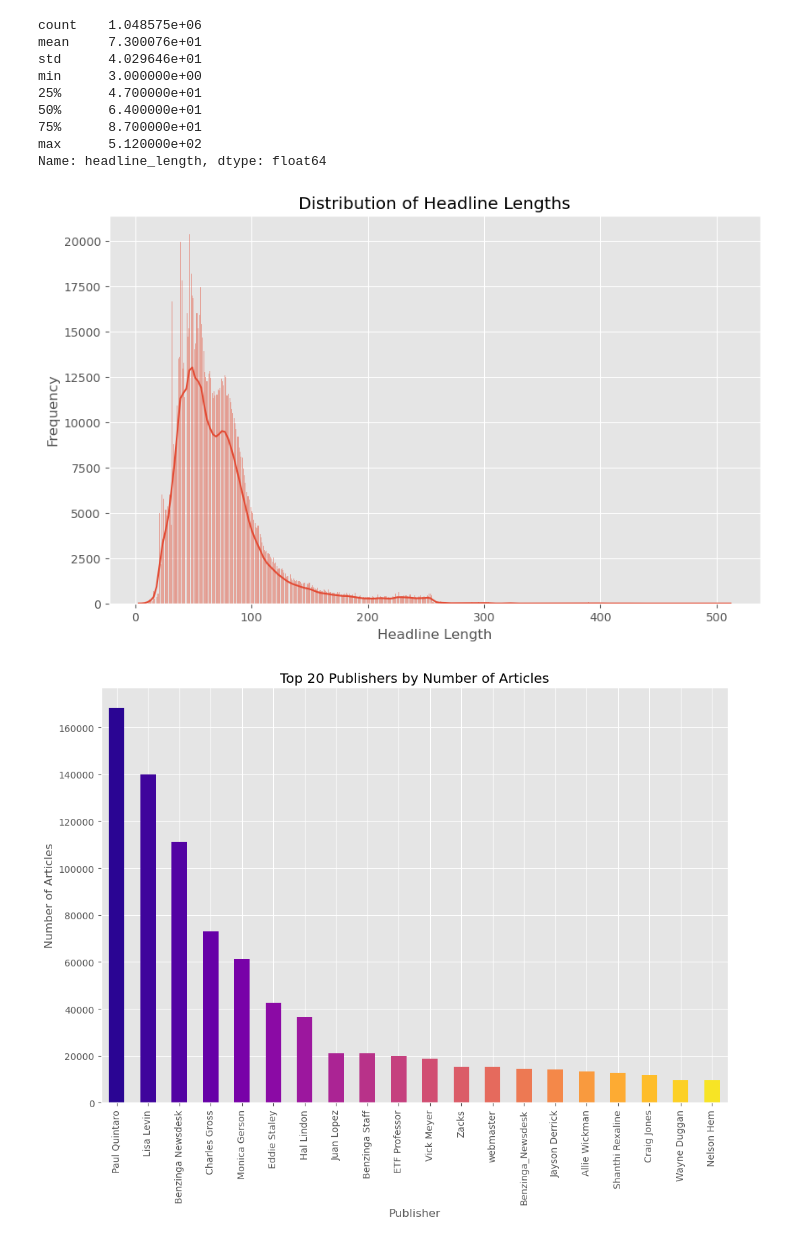
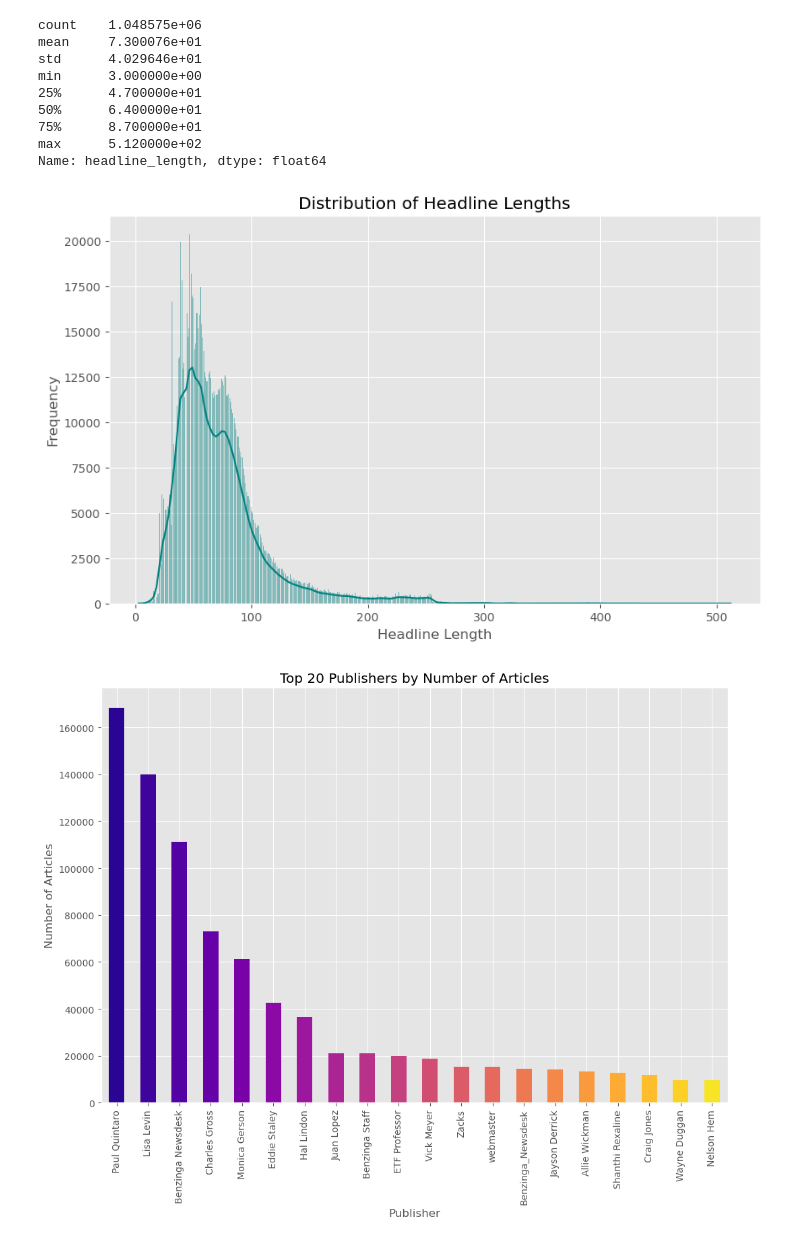
Before and after one commit to DegaregeN/Week-1, a Jupyter notebook: notebooks/sentiment.ipynb, the cells around one changed output. Cells and saved outputs as stored; diff of their text form; code cells hidden in the pictures.

```diff
--- a/notebooks/sentiment.ipynb
+++ b/notebooks/sentiment.ipynb
@@ -145,15 +115,17 @@ min      3.000000e+00
 max      5.120000e+02
 Name: headline_length, dtype: float64
 # %%
-# Plot the distribution of headline lengths
+# plot distribution with different colors
 plt.figure(figsize=(10, 6))
-sns.histplot(df['headline_length'], kde=True)
+
+sns.histplot(df['headline_length'], kde=True, color='teal')
+
 plt.title('Distribution of Headline Lengths')
 plt.xlabel('Headline Length')
 plt.ylabel('Frequency')
 plt.show()
 # %% [output]
-[figure, old version]
+[figure, new version]
 # %%
 # Count the number of articles per publisher
 publisher_counts = df['publisher'].value_counts()
```
Also changed, not shown: parts of 15 cells of this notebook, 1 other file.
